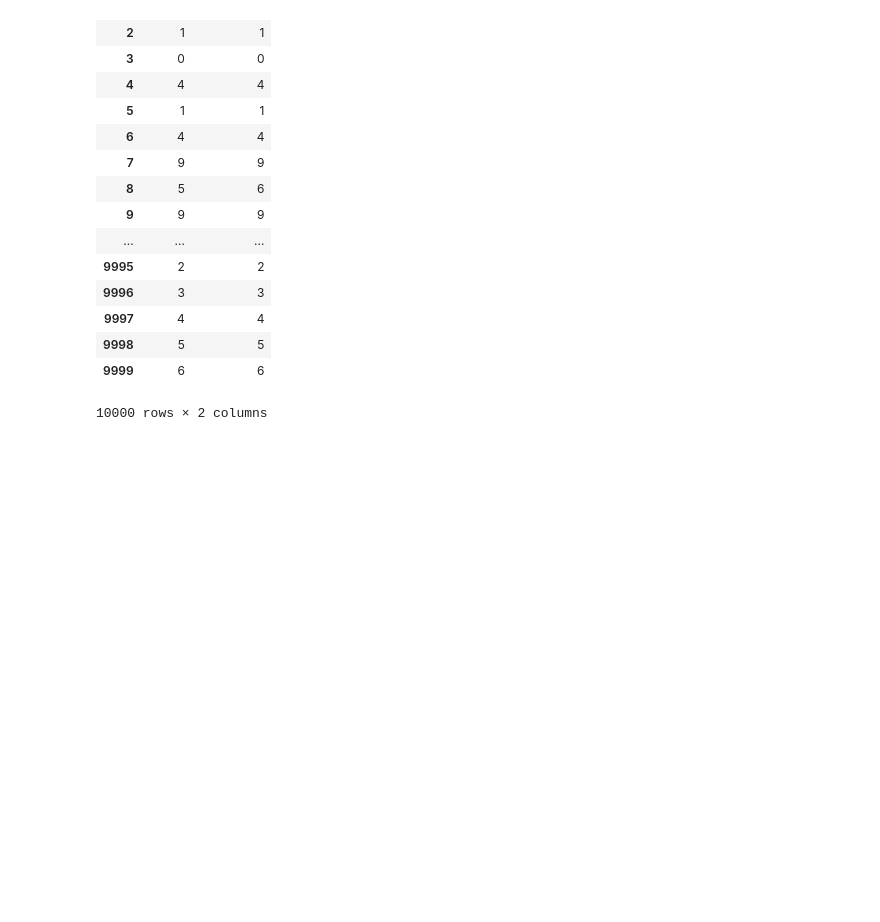
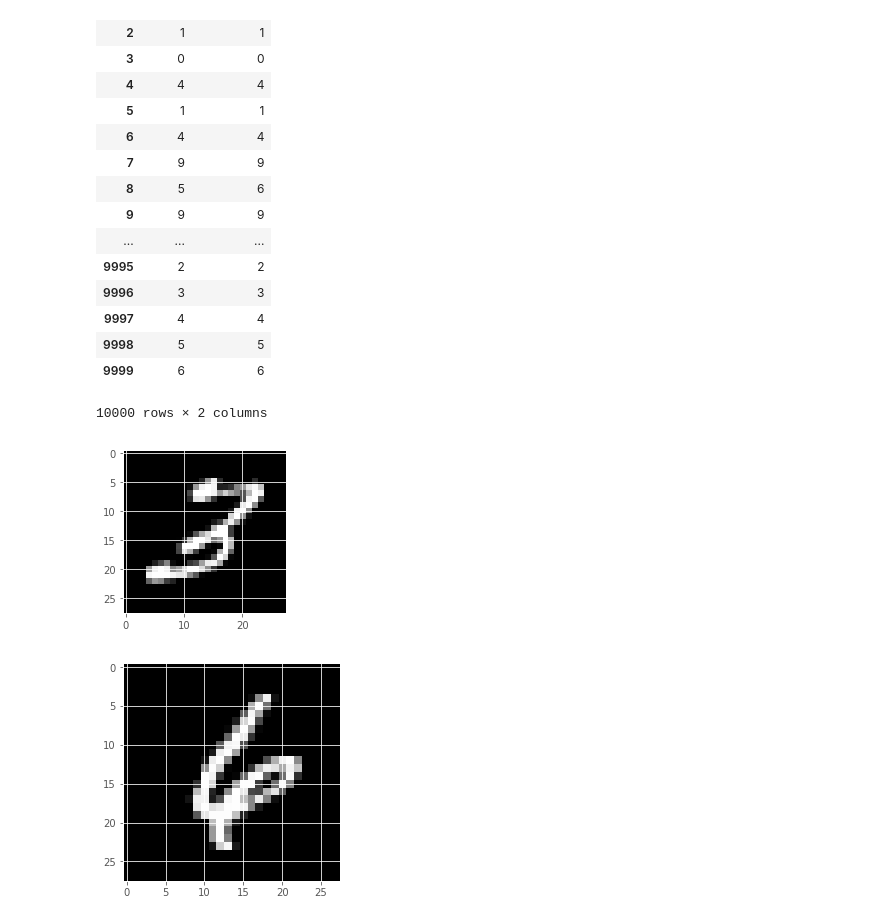
Before and after one commit to RajHarry/DeepNets, a Jupyter notebook: Keras/01 CNN_MNIST.ipynb, the cells around one changed output. Drawn from its saved outputs; the diff is of its cells as text; code cells hidden in the pictures; blank space fills up the shorter version.

```diff
--- a/Keras/01 CNN_MNIST.ipynb
+++ b/Keras/01 CNN_MNIST.ipynb
@@ -261,0 +265,13 @@ sub
+# %%
+# test set is not so easy
+
+plt.figure(figsize=(3,3))
+
+plt.imshow(X_test[9975].reshape(28,28), interpolation="nearest", cmap="gray")
+plt.show()
+
+plt.imshow(X_test[9976].reshape(28,28), interpolation="nearest", cmap="gray")
+plt.show()
+# %% [output]
+[figure, added]
+[figure, added]
```
Also changed, not shown: parts of 38 cells of this notebook.
